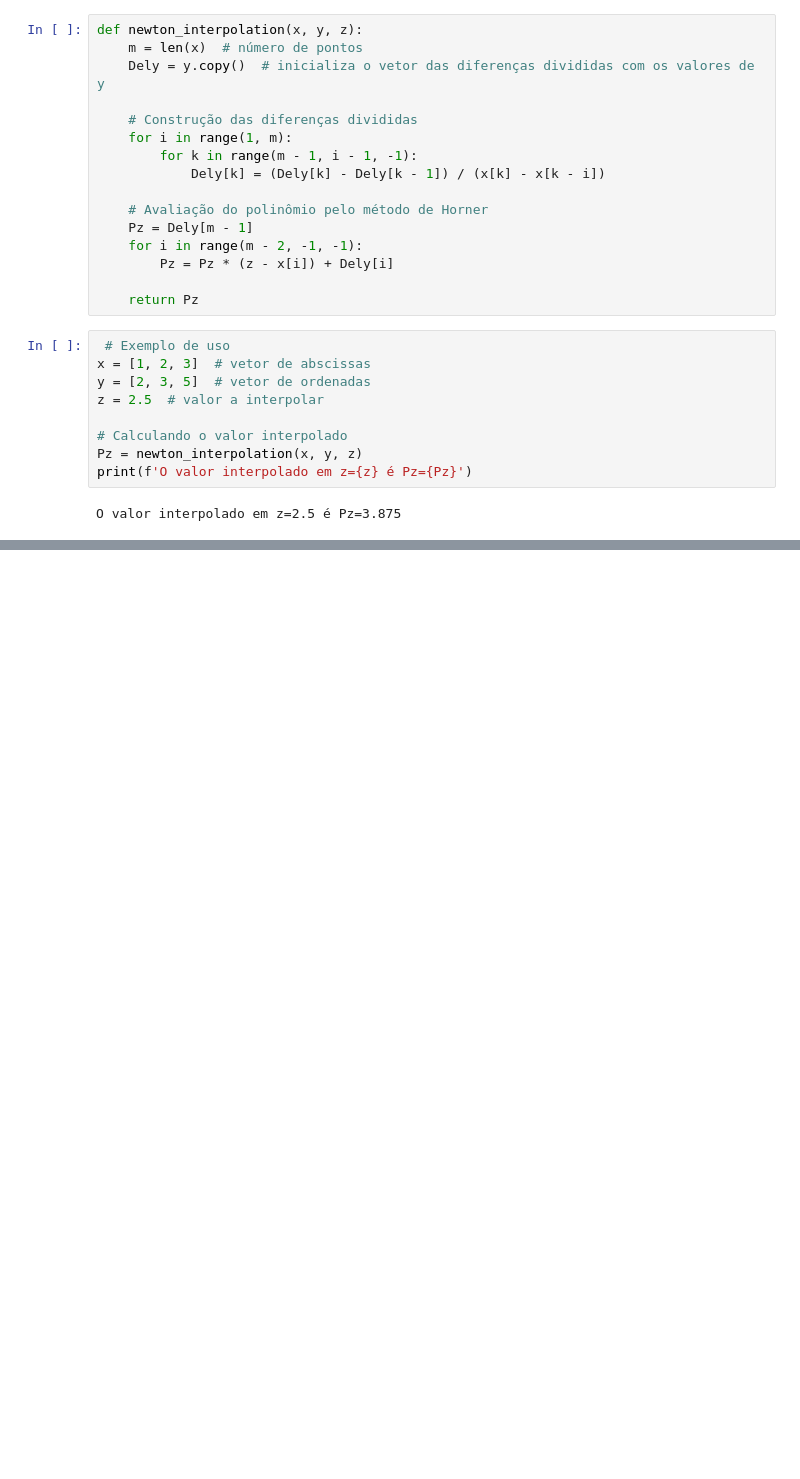
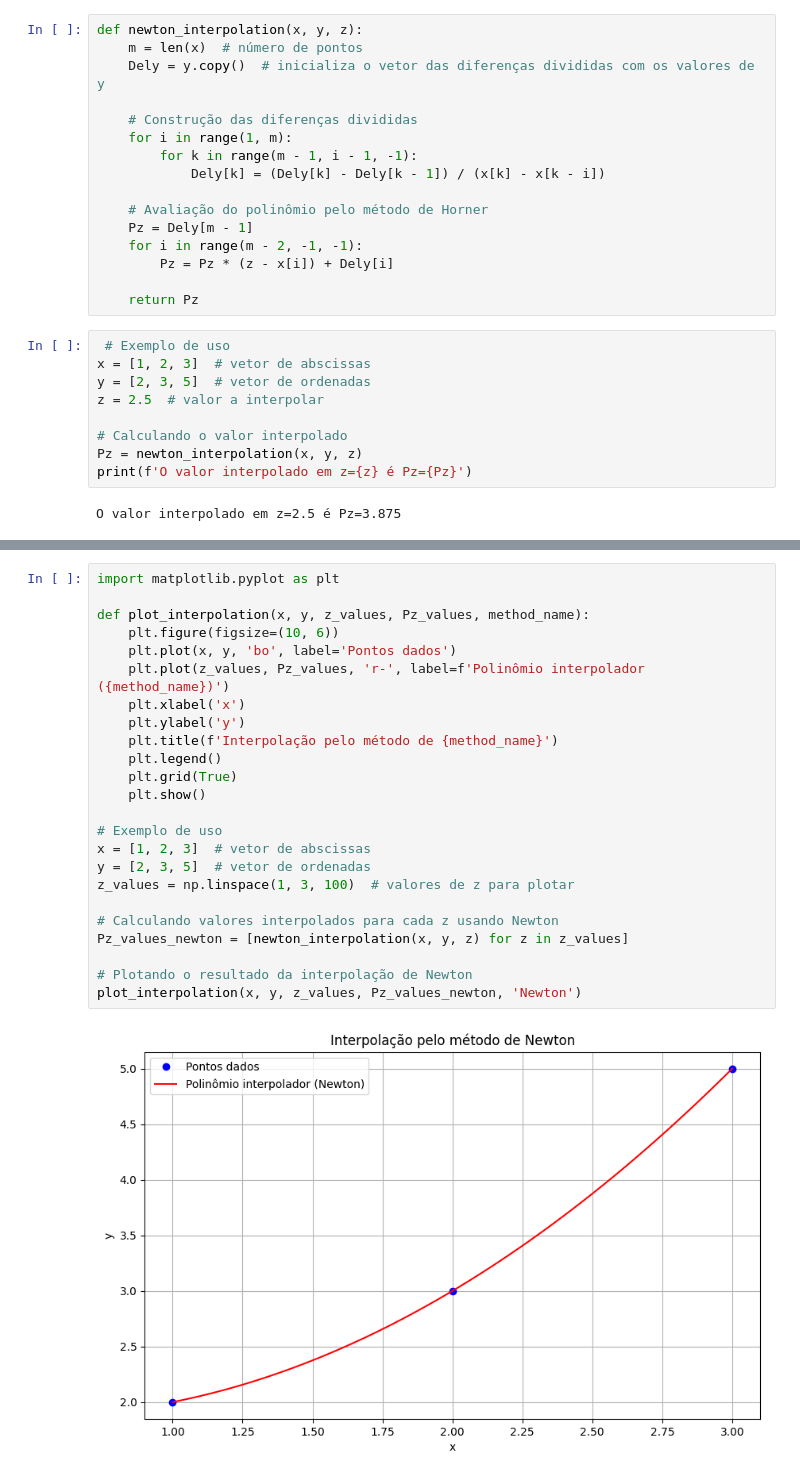
Before and after one commit to Frankl1sales/Numerical-and-Computational-Calculations, a Jupyter notebook: Relatório_03.ipynb, the cells around one changed output, grey strips where cells are left out. Saved outputs shown, nothing was run; the diff lists cells and outputs as text; blank space fills up the shorter version.

```diff
--- a/Relatório_03.ipynb
+++ b/Relatório_03.ipynb
@@ -59,0 +264,26 @@ O valor interpolado em z=2.5 é Pz=3.875
+# %%
+import matplotlib.pyplot as plt
+
+def plot_interpolation(x, y, z_values, Pz_values, method_name):
+    plt.figure(figsize=(10, 6))
+    plt.plot(x, y, 'bo', label='Pontos dados')
+    plt.plot(z_values, Pz_values, 'r-', label=f'Polinômio interpolador ({method_name})')
+    plt.xlabel('x')
+    plt.ylabel('y')
+    plt.title(f'Interpolação pelo método de {method_name}')
+    plt.legend()
+    plt.grid(True)
+    plt.show()
+
+# Exemplo de uso
+x = [1, 2, 3]  # vetor de abscissas
+y = [2, 3, 5]  # vetor de ordenadas
+z_values = np.linspace(1, 3, 100)  # valores de z para plotar
+
+# Calculando valores interpolados para cada z usando Newton
+Pz_values_newton = [newton_interpolation(x, y, z) for z in z_values]
+
+# Plotando o resultado da interpolação de Newton
+plot_interpolation(x, y, z_values, Pz_values_newton, 'Newton')
+# %% [output]
+[figure, added]
```
Also changed, not shown: parts of 18 cells of this notebook.
